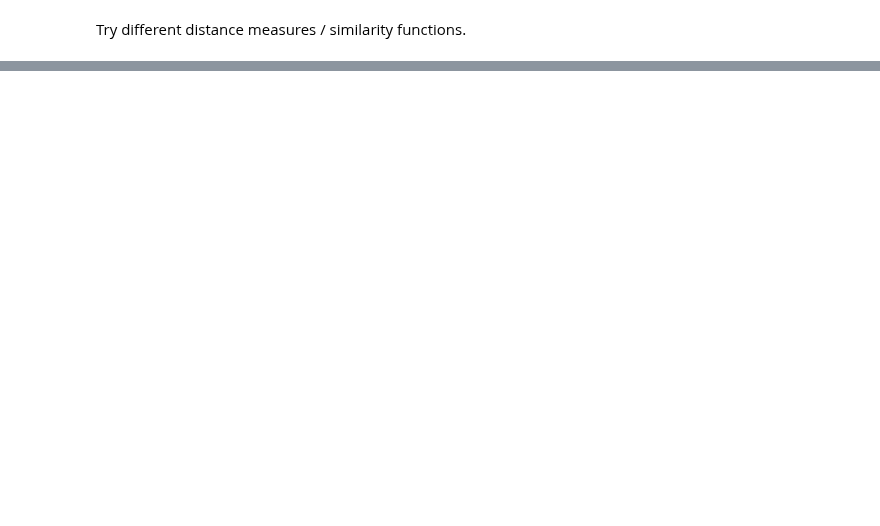
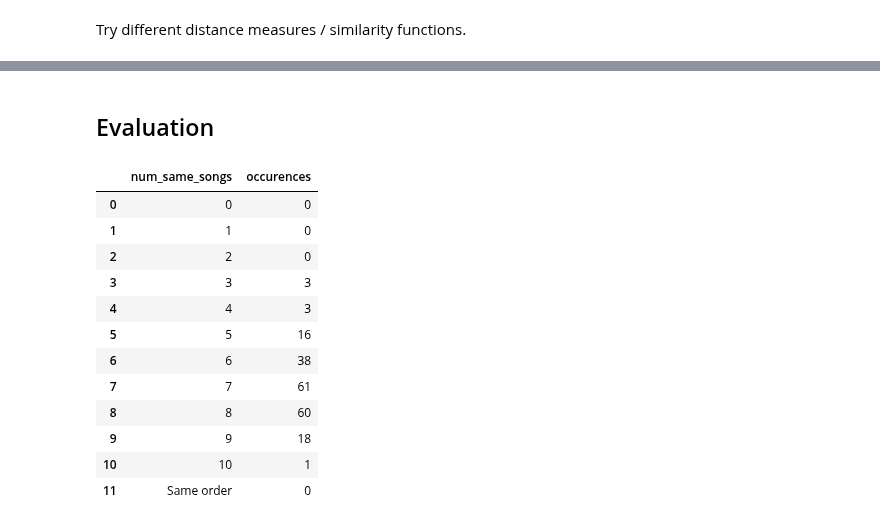
Before and after one commit to Jannis37/80s-recommender, a Jupyter notebook: recommender.ipynb, the cells around one changed output, grey strips where cells are left out. Drawn from its saved outputs; the diff is of its cells as text; code cells hidden in the pictures; blank space fills up the shorter version.

```diff
--- a/recommender.ipynb
+++ b/recommender.ipynb
@@ -325,0 +285,2 @@ def recommend_tracks_kernel(track: str, recommender_function, distance: bool = F
+# %% [markdown]
+## Evaluation
@@ -343,0 +330,25 @@ result = try_functions("I'm Still Standing")
+# %%
+result = try_n_songs(200)
+result_df = pd.DataFrame([result], columns=['0', '1', '2', '3', '4', '5', '6', '7', '8', '9', '10', 'Same order'])
+# %%
+rdf = result_df.T
+# %%
+rdf.reset_index(inplace=True)
+# %%
+rdf.rename(columns={'index': 'num_same_songs', 0: 'occurences'}, inplace=True)
+# %%
+rdf
+# %% [output]
+|  | num_same_songs | occurences |
+| 0 | 0 | 0 |
+| 1 | 1 | 0 |
+| 2 | 2 | 0 |
+| 3 | 3 | 3 |
+| 4 | 4 | 3 |
+| 5 | 5 | 16 |
+| 6 | 6 | 38 |
+| 7 | 7 | 61 |
+| 8 | 8 | 60 |
+| 9 | 9 | 18 |
+| 10 | 10 | 1 |
+| 11 | Same order | 0 |
```
Also changed, not shown: parts of 89 cells of this notebook.
